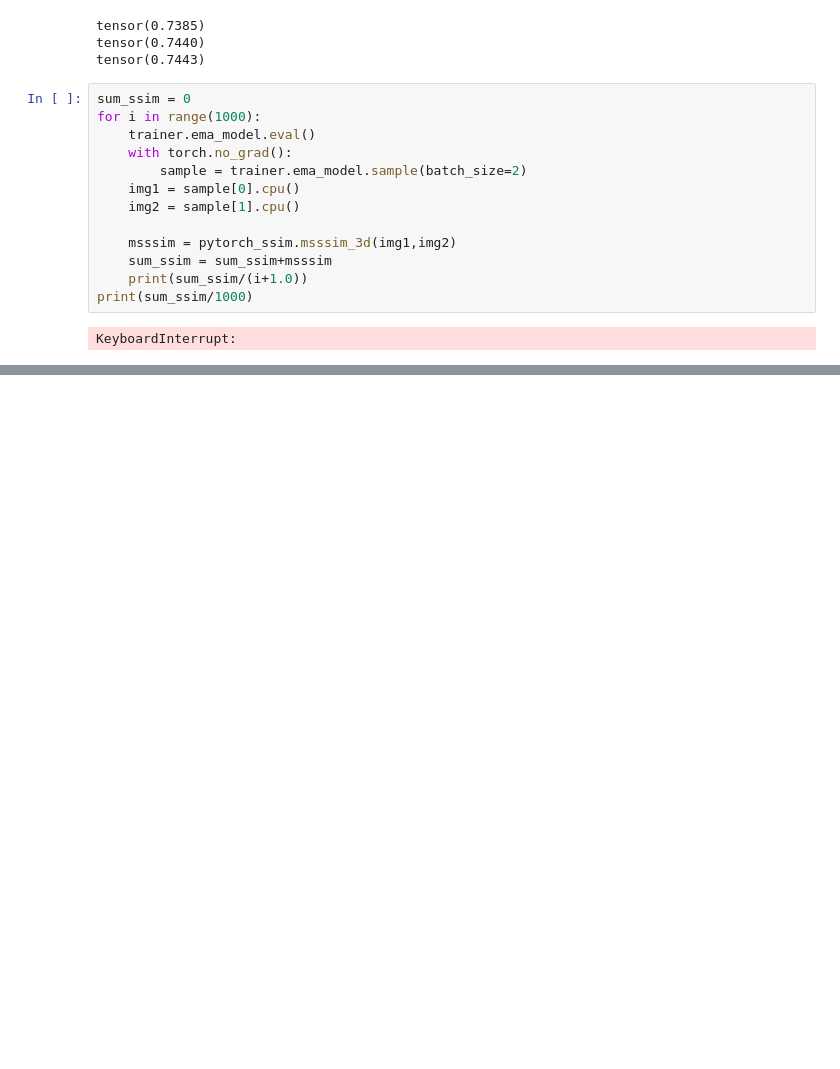
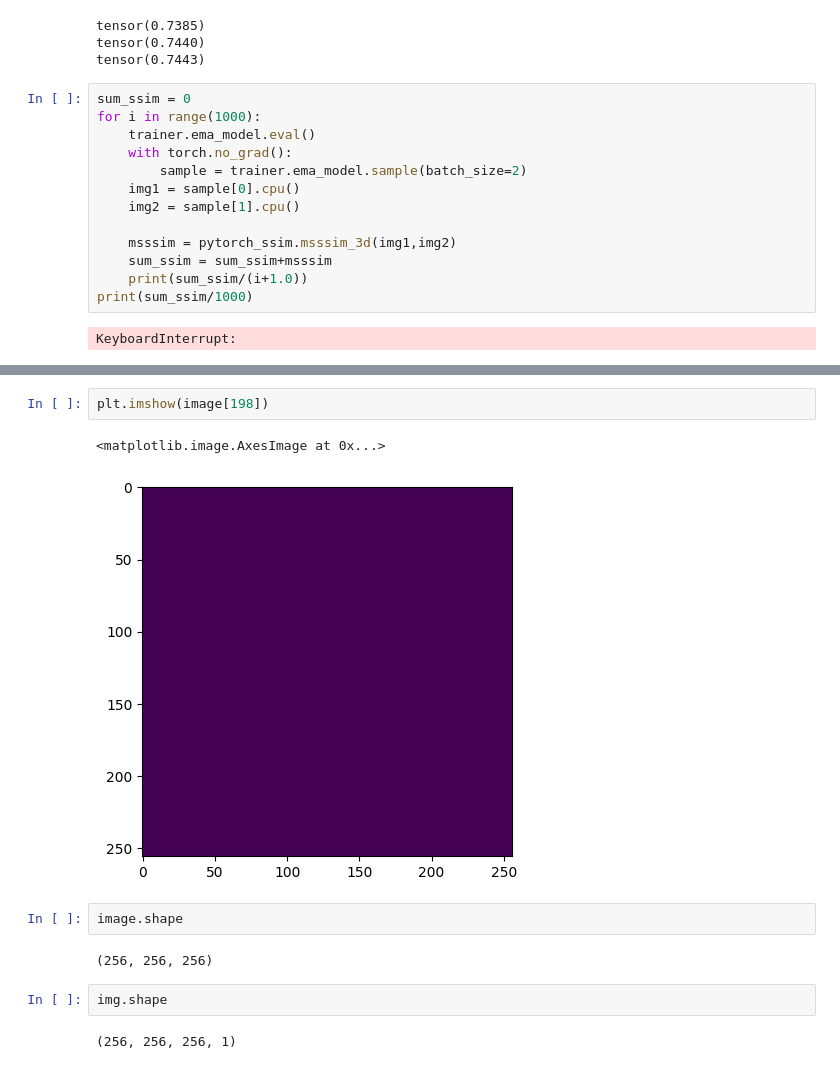
Before and after one commit to FirasGit/medicaldiffusion, a Jupyter notebook: evaluation/test.ipynb, the cells around one changed output, grey strips where cells are left out. Cells and saved outputs as stored; diff of their text form; blank space fills up the shorter version.

```diff
--- a/evaluation/test.ipynb
+++ b/evaluation/test.ipynb
@@ -103,0 +240,13 @@ KeyboardInterrupt:
+# %%
+plt.imshow(image[198])
+# %% [output]
+<matplotlib.image.AxesImage at 0x...>
+[figure, added]
+# %%
+image.shape
+# %% [output]
+(256, 256, 256)
+# %%
+img.shape
+# %% [output]
+(256, 256, 256, 1)
```
Also changed, not shown: parts of 22 cells of this notebook, 9 other files.
